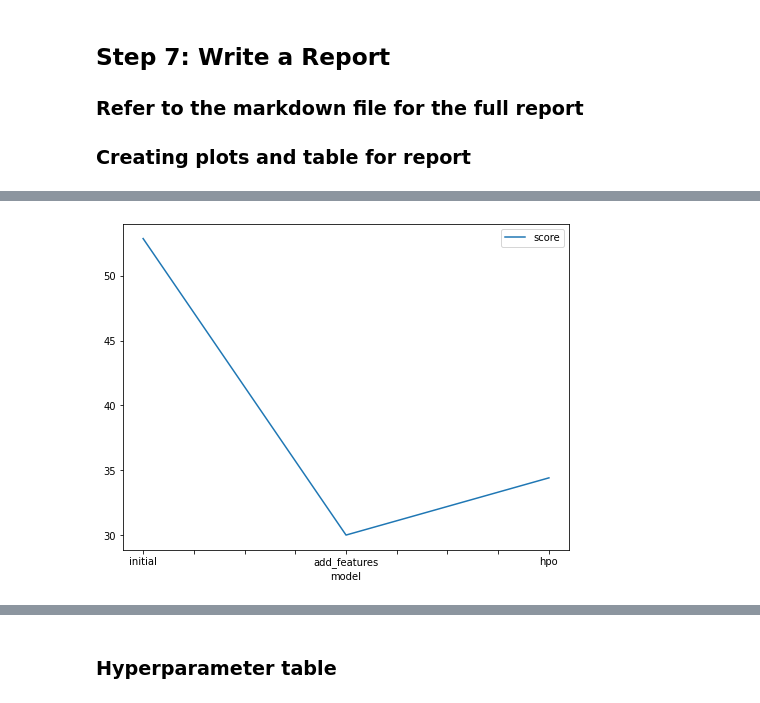
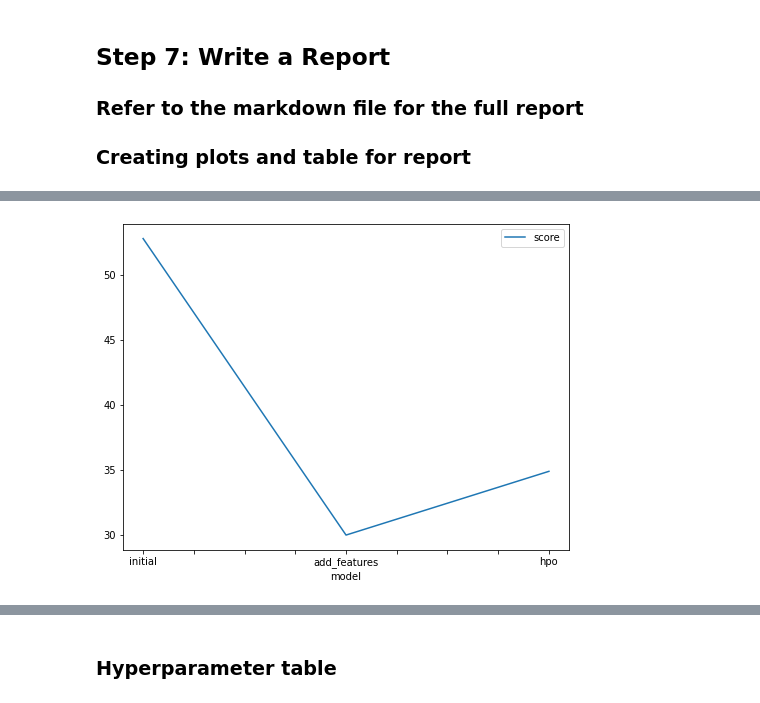
Before and after one commit to martasls/cd0385-project-starter, a Jupyter notebook: project/project-template.ipynb, the cells around one changed output, grey strips where cells are left out. Saved outputs shown, nothing was run; the diff lists cells and outputs as text; code cells hidden in the pictures.

```diff
--- a/project/project-template.ipynb
+++ b/project/project-template.ipynb
@@ -476,21 +476,28 @@ nn_options = {
 # %%
 gbm_options = {
-    "num_boos_round": 100,
+    "num_boost_round": 100,
     "num_leaves": ag.space.Int(lower=26, upper=66, default=36)
 }
 # %%
 hyperparameters = {
     "GBM": gbm_options,
+    "CAT": {"iterations": 10000},
+    "RF": {"n_estimators": 300},
+    "XT": {"n_estimators": 300},
     "NN": nn_options
 }
 # %%
 hyperparameter_tune_kwargs = {
-    "num_trials": 3,
     "scheduler": "local",
     "searcher": "auto"
 }
 # %%
-predictor_new_hpo = TabularPredictor("count").fit(
+predictor_new_hpo = TabularPredictor(
+    "count",
+    verbosity=0,
+    eval_metric="root_mean_squared_error",
+    learner_kwargs=learner_kwargs
+).fit(
     train_data=train,
     time_limit=600,
     presets="best_quality",
@@ -629,15 +583,19 @@ submission.csv               2022-05-23 23:53:35  first raw submission
 # %%
 # Taking the top model score from each training run and creating a line plot to show improvement
 # You can create these in the notebook and save them to PNG or use some other tool (e.g. google sheets, excel)
 fig = pd.DataFrame(
     {
         "model": ["initial", "add_features", "hpo"],
-        "score": [52.863586, 30.010030, 34.420043]
+        "score": [
+            predictor.leaderboard(silent=True)["score_val"][0] * -1,
+            predictor_new_features.leaderboard(silent=True)["score_val"][0] * -1,
+            predictor_new_hpo.leaderboard(silent=True)["score_val"][0] * -1
+        ]
     }
 ).plot(x="model", y="score", figsize=(8, 6)).get_figure()
-fig.savefig('model_train_score.png')
+fig.savefig("model_train_score.png")
 # %% [output]
-[figure, old version]
+[figure, new version]
 # %%
 # Take the 3 kaggle scores and creating a line plot to show improvement
 fig = pd.DataFrame(
```
Also changed, not shown: parts of 31 cells of this notebook, 1 other file.
